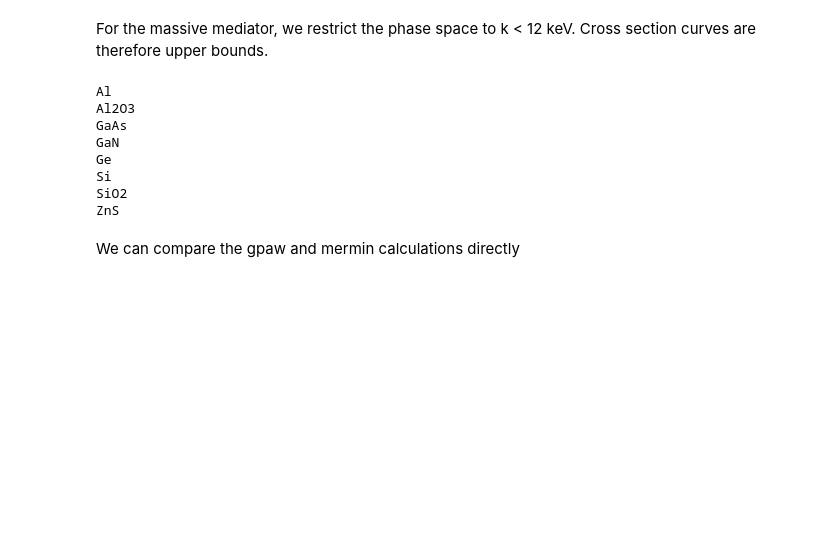
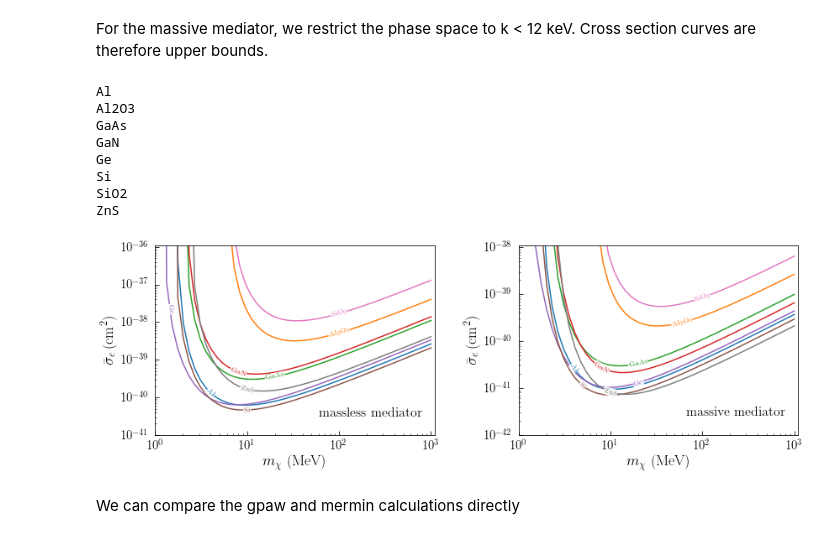
Before and after one commit to tongylin/DarkELF, a Jupyter notebook: examples/darkelf_electron.ipynb, the cells around one changed output. Cells and saved outputs as stored; diff of their text form; code cells hidden in the pictures; blank space fills up the shorter version.

```diff
--- a/examples/darkelf_electron.ipynb
+++ b/examples/darkelf_electron.ipynb
@@ -636,41 +652,43 @@ for i in range(len(target_list)):
     axs[0].plot(masslist*1e-6,lim_massless[i],label=targetlabels[i],color=colors[i])
     axs[1].plot(masslist*1e-6,lim_massive[i],label=targetlabels[i],color=colors[i])
 
-axs[0].set_xscale("Log")
-axs[0].set_yscale("Log")
+axs[0].set_xscale("log")
+axs[0].set_yscale("log")
 axs[0].set_xlim([1e0,1.1e3])
 axs[0].set_ylim([1e-41,1.1e-36])
 axs[0].set_xlabel("$m_\chi$ (MeV)",fontsize=18)
 axs[0].set_ylabel(r"$\bar\sigma_e\,(\mathrm{cm}^2)$",fontsize=18)
 axs[0].tick_params(direction="in",which="both")
 axs[0].text(8e2,3e-41,"massless mediator",fontsize=16,backgroundcolor="white",horizontalalignment="right")
 
-axs[1].set_xscale("Log")
-axs[1].set_yscale("Log")
+axs[1].set_xscale("log")
+axs[1].set_yscale("log")
 axs[1].set_xlim([1e0,1.1e3])
 axs[1].set_ylim([1e-42,1.1e-38])
 axs[1].set_xlabel("$m_\chi$ (MeV)",fontsize=18)
 axs[1].set_ylabel(r"$\bar\sigma_e\,(\mathrm{cm}^2)$",fontsize=18)
 axs[1].tick_params(direction="in",which="both")
 axs[1].text(8e2,2.5e-42,"massive mediator",fontsize=16,backgroundcolor="white",horizontalalignment="right")
 
 #axs[0].legend(ncol=2,fontsize=8)
 
 fig.tight_layout()
 fig.subplots_adjust(wspace = 0.3)
 
 
 props = dict(facecolor='white', alpha=0.9, edgecolor='white',boxstyle="square,pad=0.02")
 lines = axs[0].get_lines()
 labelLines(lines,fontsize=9,xvals=[4,1e2,20,8,1.5,10,100,10],zorder=2.5,
            ha='center',va='center',align=True,bbox=props)
 
 props = dict(facecolor='white', alpha=0.9, edgecolor='white',boxstyle="square,pad=0.02")
 lines = axs[1].get_lines()
 labelLines(lines,fontsize=9,xvals=[4,60,20,8,20,5,100,10],zorder=2.5,
            ha='center',va='center',align=True,bbox=props)
 
 fig.savefig(plotdir+"darkelf_electron_6.pdf",bbox_inches='tight')
+# %% [output]
+[figure, added]
 # %% [markdown]
 We can compare the gpaw and mermin calculations directly
 # %%
```
Also changed, not shown: parts of 9 cells of this notebook, 16 other files.
